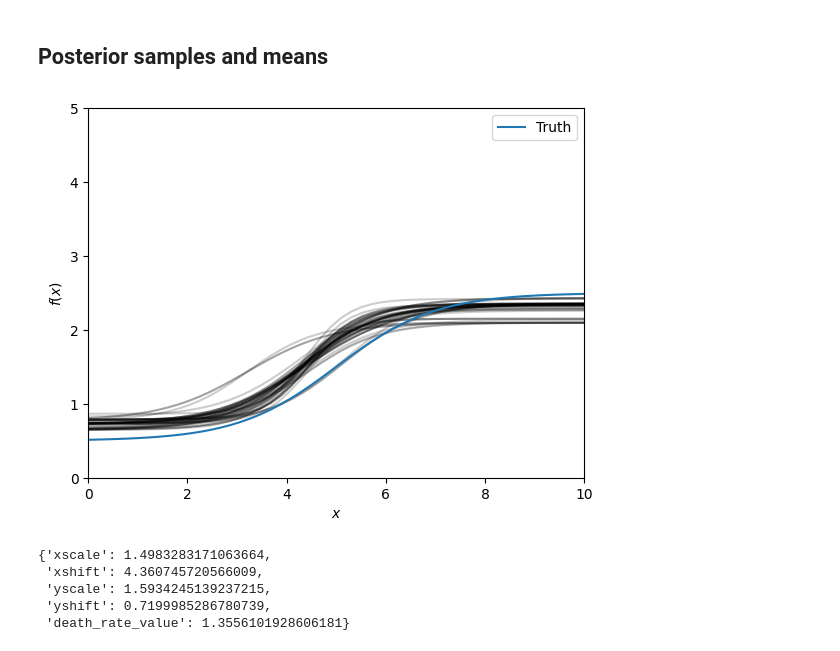
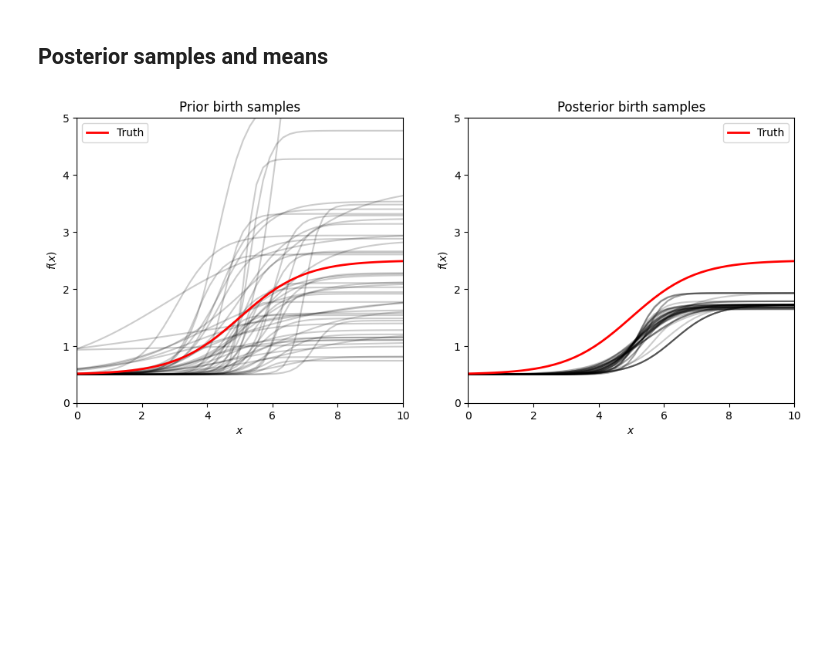
Before and after one commit to matsengrp/gcdyn, a Jupyter notebook: notebooks/inference/birth_death/mcmc/mcmc-demo.ipynb, the cells around one changed output. Cells and saved outputs as stored; diff of their text form; code cells hidden in the pictures; blank space fills up the shorter version.

```diff
--- a/notebooks/inference/birth_death/mcmc/mcmc-demo.ipynb
+++ b/notebooks/inference/birth_death/mcmc/mcmc-demo.ipynb
@@ -219,28 +198,43 @@ for i in range(len(samples["xscale"])):
-# %%
-x_array = np.linspace(0, 10)
-
-plt.figure()
-
-for response in birth_samples[-50:]:
-    plt.plot(x_array, response.λ_phenotype(x_array), color="black", alpha=0.2)
-
-
-plt.plot(x_array, true_parameters["birth_response"].λ_phenotype(x_array), label="Truth")
-
-plt.xlabel(r"$x$")
-plt.ylabel(r"$f(x)$")
-plt.xlim(0, 10)
-plt.ylim(0, 5)
-plt.legend()
-
-plt.show()
-# %% [output]
-[figure, removed]
-# %%
-{param: s.mean() for param, s in samples.items()}
-# %% [output]
-{'xscale': 1.4983283171063664,
- 'xshift': 4.360745720566009,
- 'yscale': 1.5934245139237215,
- 'yshift': 0.7199985286780739,
- 'death_rate_value': 1.3556101928606181}
+# %%
+x_array = np.linspace(0, 10)
+
+fig, axes = plt.subplots(1, 2)
+
+for samples, ax in zip((prior_samples, posterior_samples), axes):
+    birth_responses = []
+
+    for i in range(len(samples["xscale"]) - 50, len(samples["xscale"])):
+        response = poisson.SigmoidResponse(
+            xscale=samples["xscale"][i].item(),
+            xshift=samples["xshift"][i].item(),
+            yscale=samples["yscale"][i].item(),
+            yshift=true_parameters[
+                "birth_response"
+            ].yshift,  # samples["yshift"][i].item(),
+        )
+
+        birth_responses.append(response)
+
+    for response in birth_responses:
+        ax.plot(x_array, response.λ_phenotype(x_array), color="black", alpha=0.2)
+
+    ax.plot(
+        x_array,
+        true_parameters["birth_response"].λ_phenotype(x_array),
+        label="Truth",
+        linewidth=2,
+        color="red",
+    )
+
+    ax.set_xlabel(r"$x$")
+    ax.set_ylabel(r"$f(x)$")
+    ax.set_xlim(0, 10)
+    ax.set_ylim(0, 5)
+    ax.legend()
+
+axes[0].set_title("Prior birth samples")
+axes[1].set_title("Posterior birth samples")
+fig.set_figwidth(12)
+plt.show()
+# %% [output]
+[figure, added]
```
Also changed, not shown: parts of 20 cells of this notebook, 3 other files.
